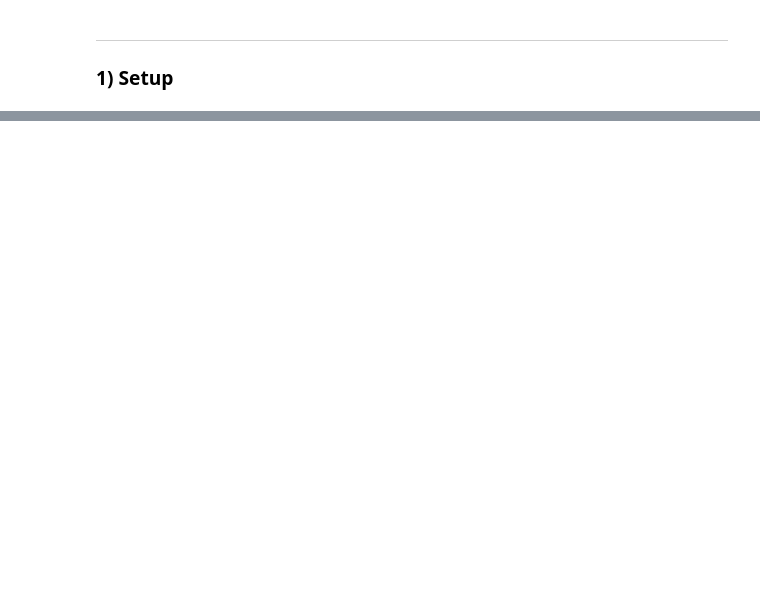
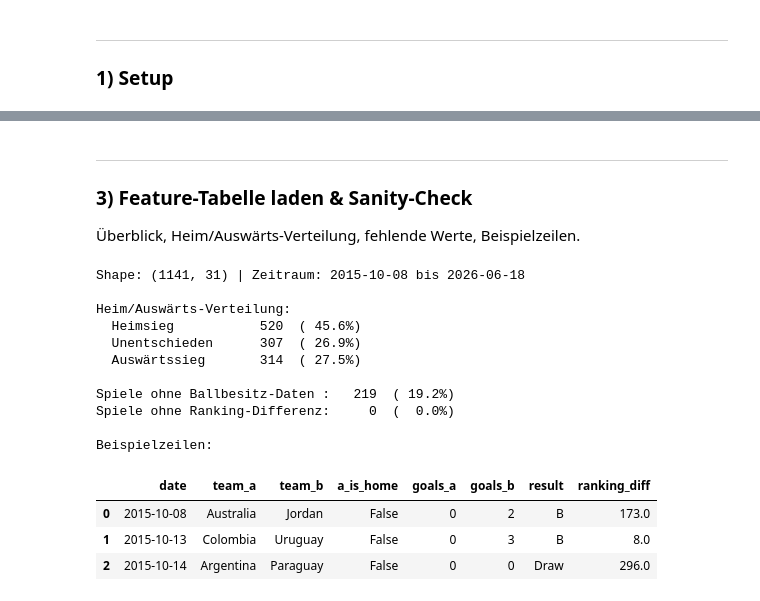
Before and after one commit to rodrigourech/kip_wm2026-predictor, a Jupyter notebook: notebooks/wm2026_predictor_nb.ipynb, the cells around one changed output, grey strips where cells are left out. Drawn from its saved outputs; the diff is of its cells as text; code cells hidden in the pictures; blank space fills up the shorter version.

```diff
--- a/notebooks/wm2026_predictor_nb.ipynb
+++ b/notebooks/wm2026_predictor_nb.ipynb
@@ -650,0 +131,45 @@ Vorhersage Canada (A) vs. Mexico (B):
+# %% [markdown]
+---
+
+### **3) Feature-Tabelle laden & Sanity-Check**
+Überblick, Heim/Auswärts-Verteilung, fehlende Werte, Beispielzeilen.
+# %%
+df = pd.read_csv(FEATURES_FILE)
+df["date"] = pd.to_datetime(df["date"])
+df = df.sort_values("date").reset_index(drop=True)
+df["a_is_home"] = df["a_is_home"].astype(bool)
+
+print(f"Shape: {df.shape} | Zeitraum: {df['date'].min().date()} bis {df['date'].max().date()}\n")
+
+n = len(df)
+home_win = (df["a_is_home"] & (df["result"] == "A")) | (~df["a_is_home"] & (df["result"] == "B"))
+away_win = (df["a_is_home"] & (df["result"] == "B")) | (~df["a_is_home"] & (df["result"] == "A"))
+draw = df["result"] == "Draw"
+print("Heim/Auswärts-Verteilung:")
+for label, mask in [("Heimsieg", home_win), ("Unentschieden", draw), ("Auswärtssieg", away_win)]:
+    v = int(mask.sum())
+    print(f"  {label:<16} {v:>5}  ({100 * v / n:5.1f}%)")
+
+missing_possession = (df["a_possession_avg"].isna() | df["b_possession_avg"].isna()).sum()
+missing_ranking = df["ranking_diff"].isna().sum()
+print(f"\nSpiele ohne Ballbesitz-Daten : {missing_possession:>5}  ({100 * missing_possession / n:5.1f}%)")
+print(f"Spiele ohne Ranking-Differenz: {missing_ranking:>5}  ({100 * missing_ranking / n:5.1f}%)")
+
+print("\nBeispielzeilen:")
+display(df[["date", "team_a", "team_b", "a_is_home", "goals_a", "goals_b", "result", "ranking_diff"]].head(3))
+# %% [output]
+Shape: (1141, 31) | Zeitraum: 2015-10-08 bis 2026-06-18
+
+Heim/Auswärts-Verteilung:
+  Heimsieg           520  ( 45.6%)
+  Unentschieden      307  ( 26.9%)
+  Auswärtssieg       314  ( 27.5%)
+
+Spiele ohne Ballbesitz-Daten :   219  ( 19.2%)
+Spiele ohne Ranking-Differenz:     0  (  0.0%)
+
+Beispielzeilen:
+|  | date | team_a | team_b | a_is_home | goals_a | goals_b | result | ranking_diff |
+| 0 | 2015-10-08 | Australia | Jordan | False | 0 | 2 | B | 173.0 |
+| 1 | 2015-10-13 | Colombia | Uruguay | False | 0 | 3 | B | 8.0 |
+| 2 | 2015-10-14 | Argentina | Paraguay | False | 0 | 0 | Draw | 296.0 |
```
Also changed, not shown: parts of 37 cells of this notebook, 8 other files.
